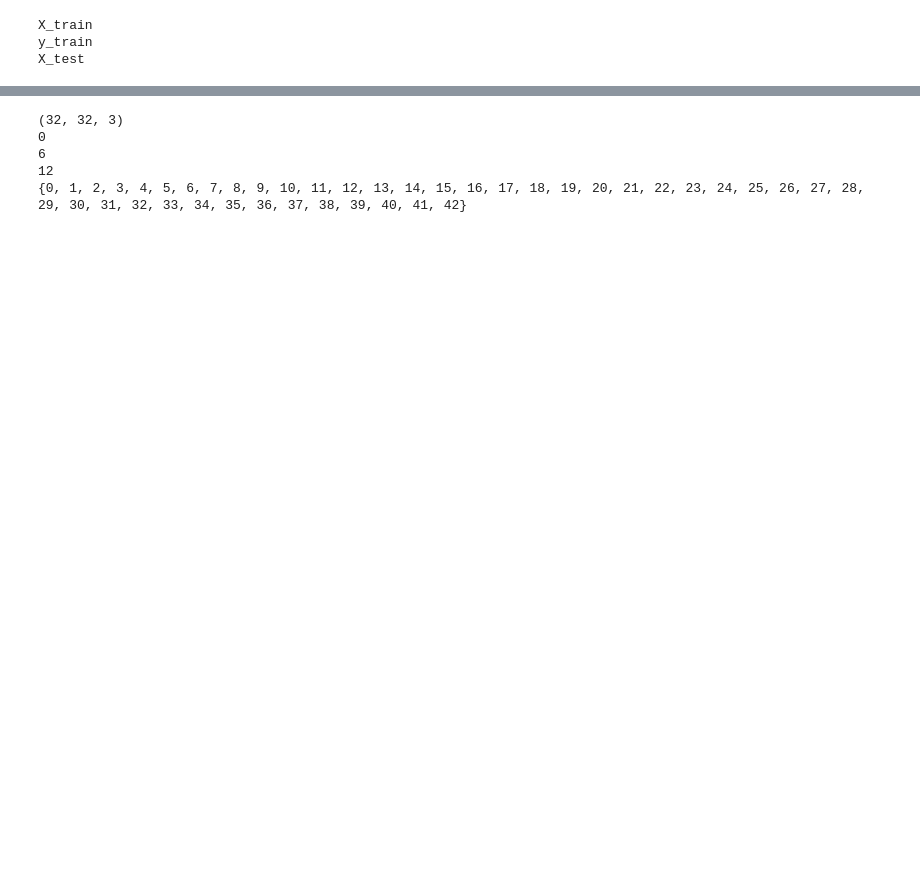
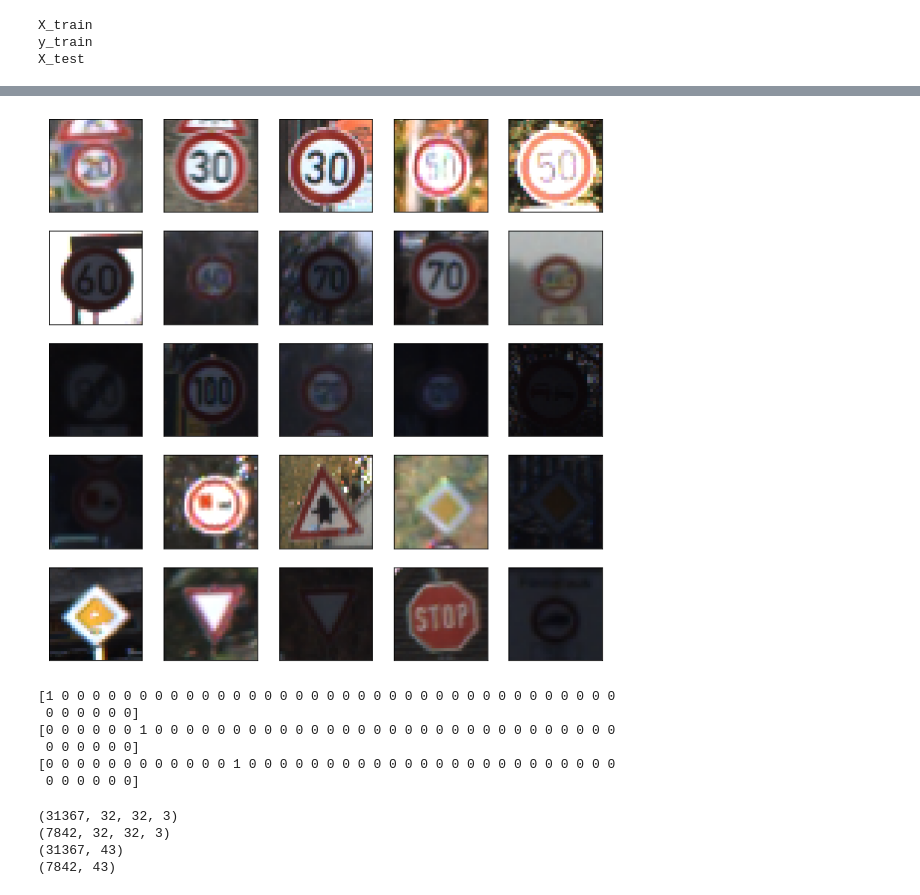
Before and after one commit to BrianNguyen214/KagCompImgClass, a Jupyter notebook: Kaggle4.ipynb, the cells around one changed output, grey strips where cells are left out. Cells and saved outputs as stored; diff of their text form; code cells hidden in the pictures; blank space fills up the shorter version.

```diff
--- a/Kaggle4.ipynb
+++ b/Kaggle4.ipynb
@@ -33,0 +66,2 @@ print(X_test.shape)
+# %%
+X_train = X_train / 255.0 # we have to scale them down
@@ -34,12 +88,37 @@ print(X_test.shape)
+# %%
+plt.figure(figsize=(10,10))
+for i in range(25):
+    plt.subplot(5,5,i+1)
+    plt.xticks([])
+    plt.yticks([])
+    plt.grid(False)
+    plt.imshow(X_train[i*1000], cmap=plt.cm.binary)
+plt.show()
+# %% [output]
+[figure, added]
 # %%
-print(X_train[0].shape)
 print(y_train[0])
 print(y_train[10000])
 print(y_train[20000])
-print(set(y_train))
+# print(set(y_train)) there should be a total of 43 different labels, 0-42
 # %% [output]
-(32, 32, 3)
-0
-6
-12
-{0, 1, 2, 3, 4, 5, 6, 7, 8, 9, 10, 11, 12, 13, 14, 15, 16, 17, 18, 19, 20, 21, 22, 23, 24, 25, 26, 27, 28, 29, 30, 31, 32, 33, 34, 35, 36, 37, 38, 39, 40, 41, 42}
+[1 0 0 0 0 0 0 0 0 0 0 0 0 0 0 0 0 0 0 0 0 0 0 0 0 0 0 0 0 0 0 0 0 0 0 0 0
+ 0 0 0 0 0 0]
+[0 0 0 0 0 0 1 0 0 0 0 0 0 0 0 0 0 0 0 0 0 0 0 0 0 0 0 0 0 0 0 0 0 0 0 0 0
+ 0 0 0 0 0 0]
+[0 0 0 0 0 0 0 0 0 0 0 0 1 0 0 0 0 0 0 0 0 0 0 0 0 0 0 0 0 0 0 0 0 0 0 0 0
+ 0 0 0 0 0 0]
+# %%
+from sklearn.model_selection import train_test_split
+
+# the X_test doesn't have a corresponding "y_test" so we're just gonna split the X_train into a train and test set
+actXTrain, actXTest, actYTrain, actYTest = train_test_split(X_train, y_train, test_size = 0.2)
+print(actXTrain.shape)
+print(actXTest.shape)
+print(actYTrain.shape)
+print(actYTest.shape)
+# %% [output]
+(31367, 32, 32, 3)
+(7842, 32, 32, 3)
+(31367, 43)
+(7842, 43)
```
Also changed, not shown: parts of 10 cells of this notebook, 1 other file.
